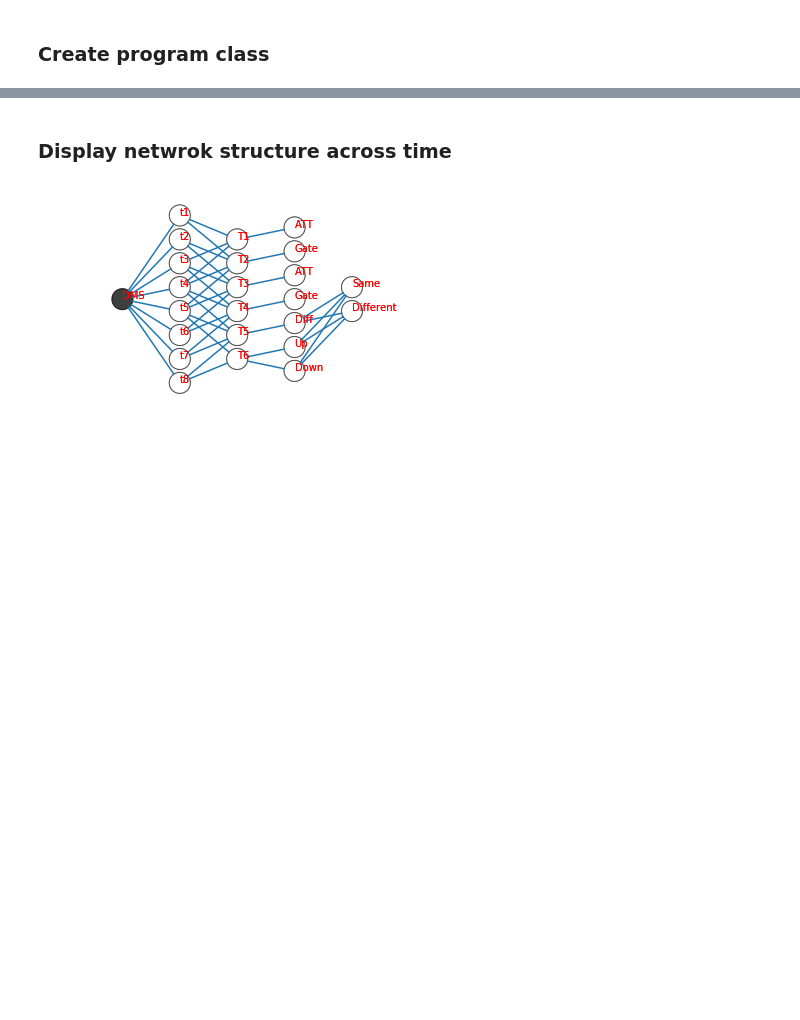
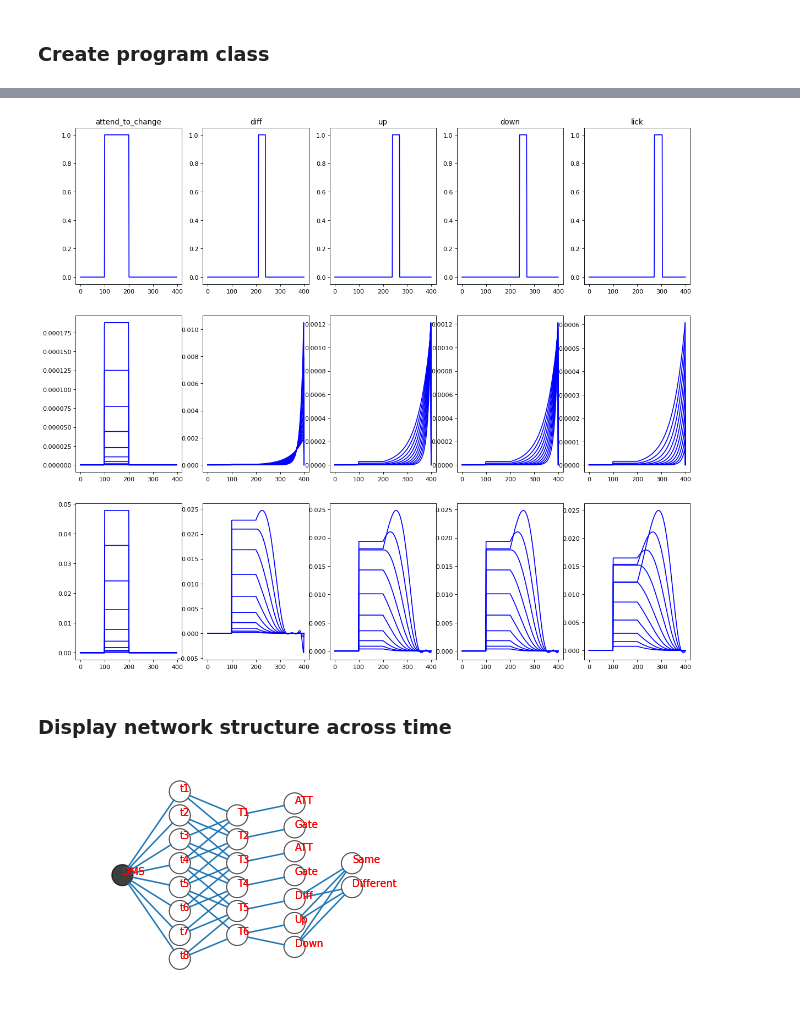
Before and after one commit to viipp/symbolic_processing, a Jupyter notebook: ssn.ipynb, the cells around one changed output, grey strips where cells are left out. Cells and saved outputs as stored; diff of their text form; code cells hidden in the pictures; blank space fills up the shorter version.

```diff
--- a/ssn.ipynb
+++ b/ssn.ipynb
@@ -204,5 +261,9 @@ _ = pl.plot(tmp.T[tmp.k:-tmp.k,:].T)
+# %%
+plot_actions_memory()
+# %% [output]
+[figure, added]
 # %% [markdown]
-### Display netwrok structure across time
+### Display network structure across time
 # %%
 # based on a fork from https://github.com/miloharper/visualise-neural-network
 # for a cool example see here:
```
Also changed, not shown: parts of 36 cells of this notebook.
